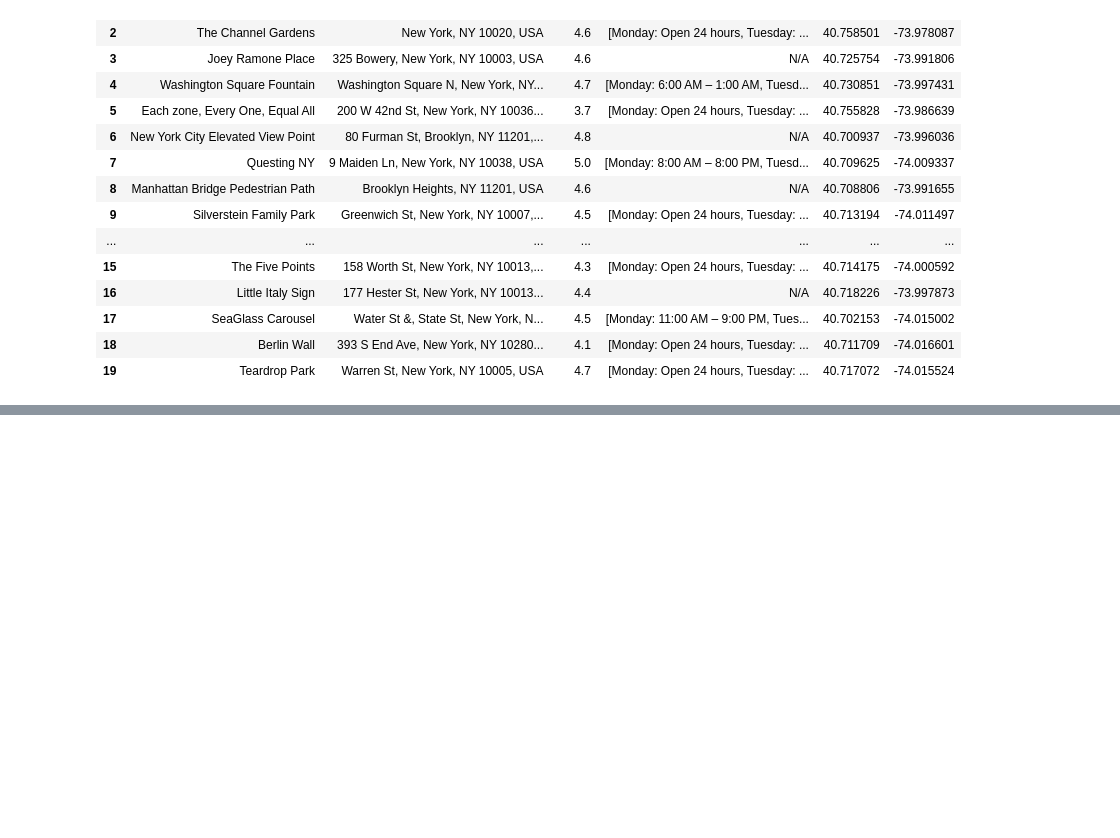
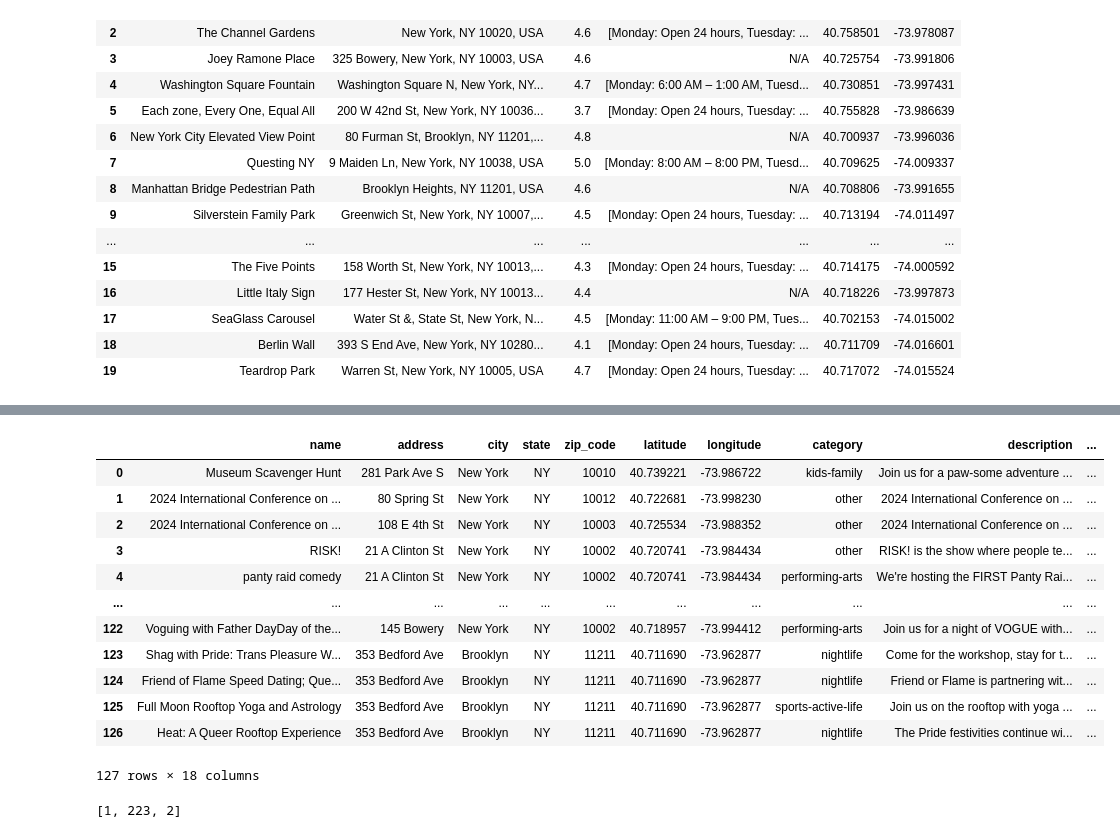
Before and after one commit to HelloMum/COMP47360-Smart-Tourist-Guide, a Jupyter notebook: src/data_processing/notebooks/API Testing.ipynb, the cells around one changed output, grey strips where cells are left out. Saved outputs shown, nothing was run; the diff lists cells and outputs as text; code cells hidden in the pictures; blank space fills up the shorter version.

```diff
--- a/src/data_processing/notebooks/API Testing.ipynb
+++ b/src/data_processing/notebooks/API Testing.ipynb
@@ -636,0 +732,5 @@ for attraction in attractions:
+# %%
+for place in results['results']:
+        place_details = get_place_details(place['place_id'])
+        print(place['name'])
+        print(place_details['icon_mask_base_uri'])
@@ -657,0 +957,20 @@ attractions_df
+# %%
+df
+# %% [output]
+|  | name | address | city | state | zip_code | latitude | longitude | category | description | ... |
+| 0 | Museum Scavenger Hunt | 281 Park Ave S | New York | NY | 10010 | 40.739221 | -73.986722 | kids-family | Join us for a paw-some adventure ... | ... |
+| 1 | 2024 International Conference on ... | 80 Spring St | New York | NY | 10012 | 40.722681 | -73.998230 | other | 2024 International Conference on ... | ... |
+| 2 | 2024 International Conference on ... | 108 E 4th St | New York | NY | 10003 | 40.725534 | -73.988352 | other | 2024 International Conference on ... | ... |
+| 3 | RISK! | 21 A Clinton St | New York | NY | 10002 | 40.720741 | -73.984434 | other | RISK! is the show where people te... | ... |
+| 4 | panty raid comedy | 21 A Clinton St | New York | NY | 10002 | 40.720741 | -73.984434 | performing-arts | We're hosting the FIRST Panty Rai... | ... |
+| ... | ... | ... | ... | ... | ... | ... | ... | ... | ... | ... |
+| 122 | Voguing with Father DayDay of the... | 145 Bowery | New York | NY | 10002 | 40.718957 | -73.994412 | performing-arts | Join us for a night of VOGUE with... | ... |
+| 123 | Shag with Pride: Trans Pleasure W... | 353 Bedford Ave | Brooklyn | NY | 11211 | 40.711690 | -73.962877 | nightlife | Come for the workshop, stay for t... | ... |
+| 124 | Friend of Flame Speed Dating; Que... | 353 Bedford Ave | Brooklyn | NY | 11211 | 40.711690 | -73.962877 | nightlife | Friend or Flame is partnering wit... | ... |
+| 125 | Full Moon Rooftop Yoga and Astrology | 353 Bedford Ave | Brooklyn | NY | 11211 | 40.711690 | -73.962877 | sports-active-life | Join us on the rooftop with yoga ... | ... |
+| 126 | Heat: A Queer Rooftop Experience | 353 Bedford Ave | Brooklyn | NY | 11211 | 40.711690 | -73.962877 | nightlife | The Pride festivities continue wi... | ... |
+127 rows × 18 columns
+# %%
+df['attending_count'].unique().tolist()
+# %% [output]
+[1, 223, 2]
```
Also changed, not shown: parts of 13 cells of this notebook, 5 other files.
